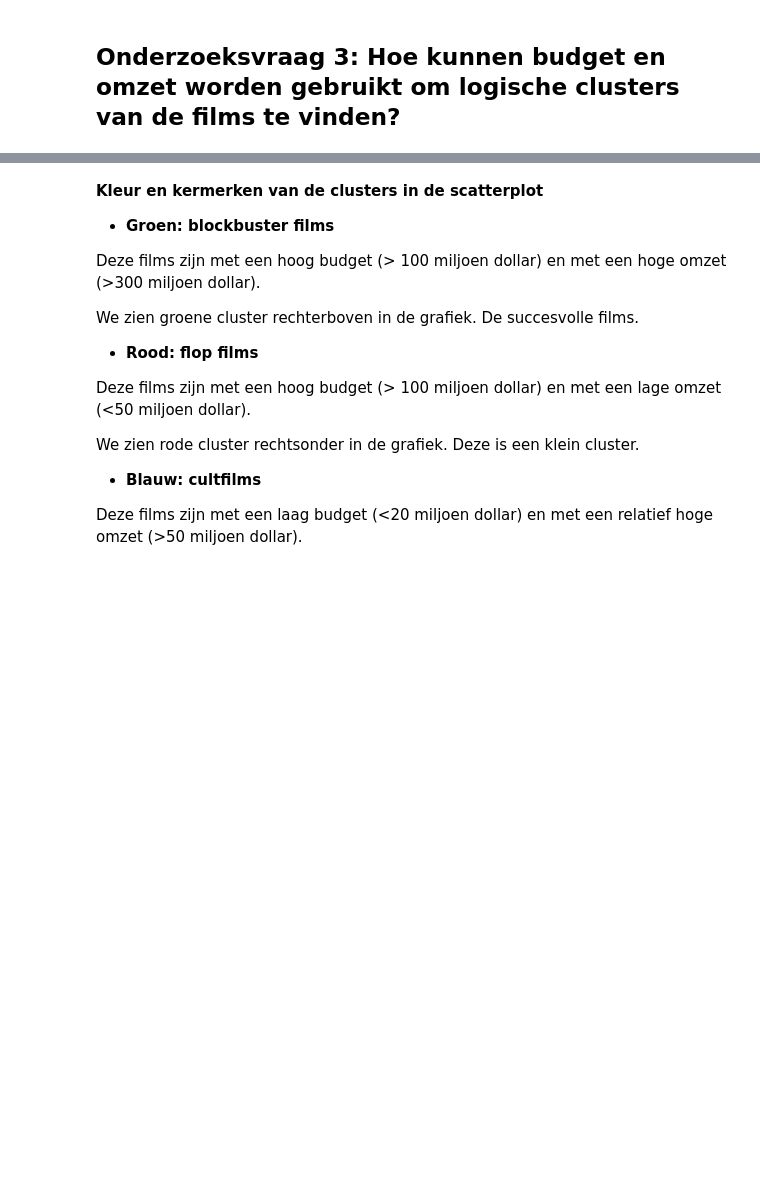
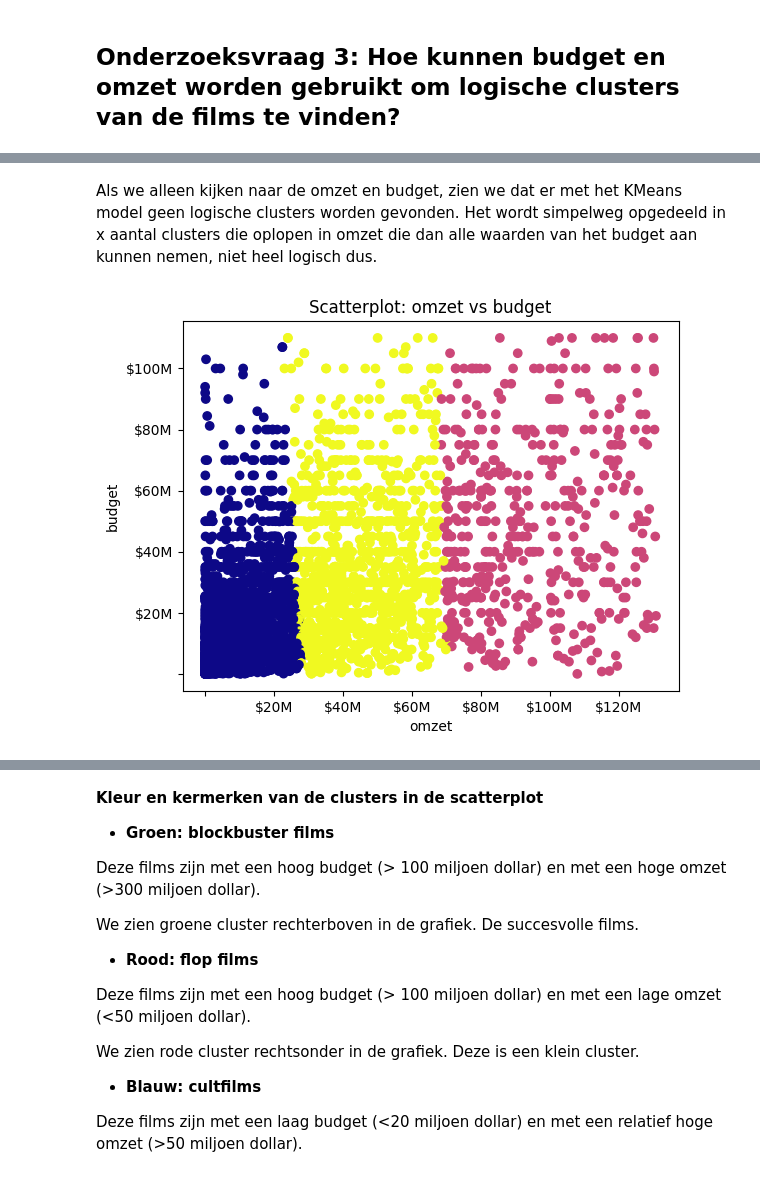
Before and after one commit to Pimdw/CM_CASUS, a Jupyter notebook: main.ipynb, the cells around one changed output, grey strips where cells are left out. Cells and saved outputs as stored; diff of their text form; code cells hidden in the pictures; blank space fills up the shorter version.

```diff
--- a/main.ipynb
+++ b/main.ipynb
@@ -791,0 +1008,23 @@ De data is dus niet goed gemerged en zal verder onderzocht moeten worden
+# %% [markdown]
+Als we alleen kijken naar de omzet en budget, zien we dat er met het KMeans model geen logische clusters worden gevonden. Het wordt simpelweg opgedeeld in x aantal clusters die oplopen in omzet die dan alle waarden van het budget aan kunnen nemen, niet heel logisch dus.
+# %%
+from sklearn.cluster import KMeans
+
+# Maken van een willekeurige clustering
+model_kMeans = KMeans(n_clusters=3, random_state=0)
+X_kMeans = df[['gross_z', 'budget_z']]
+
+# Clusters 'voorspellen' en opslaan
+prediction_kMeans = model_kMeans.fit_predict(X_kMeans)
+df['cluster_number'] = model_kMeans.predict(X_kMeans)
+
+# Plotten van 'omzet' en 'budget' en als kleur de clusters
+plt.scatter(df['gross'], df['budget'], c=df['cluster_number'], cmap='plasma')
+plt.gca().xaxis.set_major_formatter(FuncFormatter(fn.euro_formatter))
+plt.gca().yaxis.set_major_formatter(FuncFormatter(fn.euro_formatter))
+plt.title('Scatterplot: omzet vs budget')
+plt.xlabel('omzet')
+plt.ylabel('budget')
+plt.show()
+# %% [output]
+[figure, added]
```
Also changed, not shown: parts of 61 cells of this notebook.
